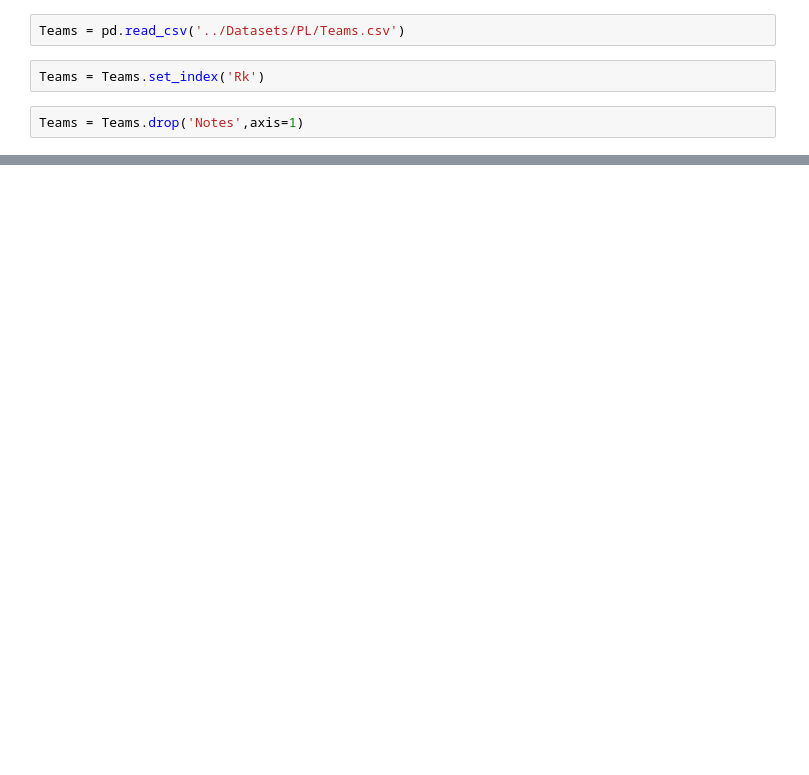
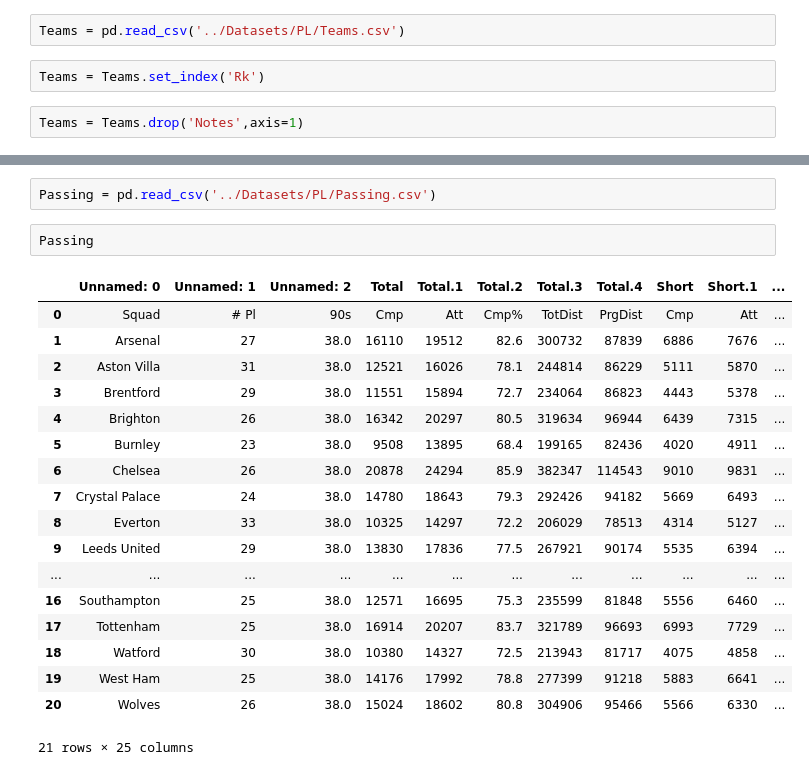
Before and after one commit to htuteja04/EDA, a Jupyter notebook: Notebooks/PL.ipynb, the cells around one changed output, grey strips where cells are left out. Cells and saved outputs as stored; diff of their text form; blank space fills up the shorter version.

```diff
--- a/Notebooks/PL.ipynb
+++ b/Notebooks/PL.ipynb
@@ -602,0 +603,23 @@ Teams
+# %%
+Passing = pd.read_csv('../Datasets/PL/Passing.csv')
+# %%
+Passing
+# %% [output]
+|  | Unnamed: 0 | Unnamed: 1 | Unnamed: 2 | Total | Total.1 | Total.2 | Total.3 | Total.4 | Short | Short.1 | ... |
+| 0 | Squad | # Pl | 90s | Cmp | Att | Cmp% | TotDist | PrgDist | Cmp | Att | ... |
+| 1 | Arsenal | 27 | 38.0 | 16110 | 19512 | 82.6 | 300732 | 87839 | 6886 | 7676 | ... |
+| 2 | Aston Villa | 31 | 38.0 | 12521 | 16026 | 78.1 | 244814 | 86229 | 5111 | 5870 | ... |
+| 3 | Brentford | 29 | 38.0 | 11551 | 15894 | 72.7 | 234064 | 86823 | 4443 | 5378 | ... |
+| 4 | Brighton | 26 | 38.0 | 16342 | 20297 | 80.5 | 319634 | 96944 | 6439 | 7315 | ... |
+| 5 | Burnley | 23 | 38.0 | 9508 | 13895 | 68.4 | 199165 | 82436 | 4020 | 4911 | ... |
+| 6 | Chelsea | 26 | 38.0 | 20878 | 24294 | 85.9 | 382347 | 114543 | 9010 | 9831 | ... |
+| 7 | Crystal Palace | 24 | 38.0 | 14780 | 18643 | 79.3 | 292426 | 94182 | 5669 | 6493 | ... |
+| 8 | Everton | 33 | 38.0 | 10325 | 14297 | 72.2 | 206029 | 78513 | 4314 | 5127 | ... |
+| 9 | Leeds United | 29 | 38.0 | 13830 | 17836 | 77.5 | 267921 | 90174 | 5535 | 6394 | ... |
+| ... | ... | ... | ... | ... | ... | ... | ... | ... | ... | ... | ... |
+| 16 | Southampton | 25 | 38.0 | 12571 | 16695 | 75.3 | 235599 | 81848 | 5556 | 6460 | ... |
+| 17 | Tottenham | 25 | 38.0 | 16914 | 20207 | 83.7 | 321789 | 96693 | 6993 | 7729 | ... |
+| 18 | Watford | 30 | 38.0 | 10380 | 14327 | 72.5 | 213943 | 81717 | 4075 | 4858 | ... |
+| 19 | West Ham | 25 | 38.0 | 14176 | 17992 | 78.8 | 277399 | 91218 | 5883 | 6641 | ... |
+| 20 | Wolves | 26 | 38.0 | 15024 | 18602 | 80.8 | 304906 | 95466 | 5566 | 6330 | ... |
+21 rows × 25 columns
```
Also changed, not shown: parts of 2 cells of this notebook, 1 other file.
